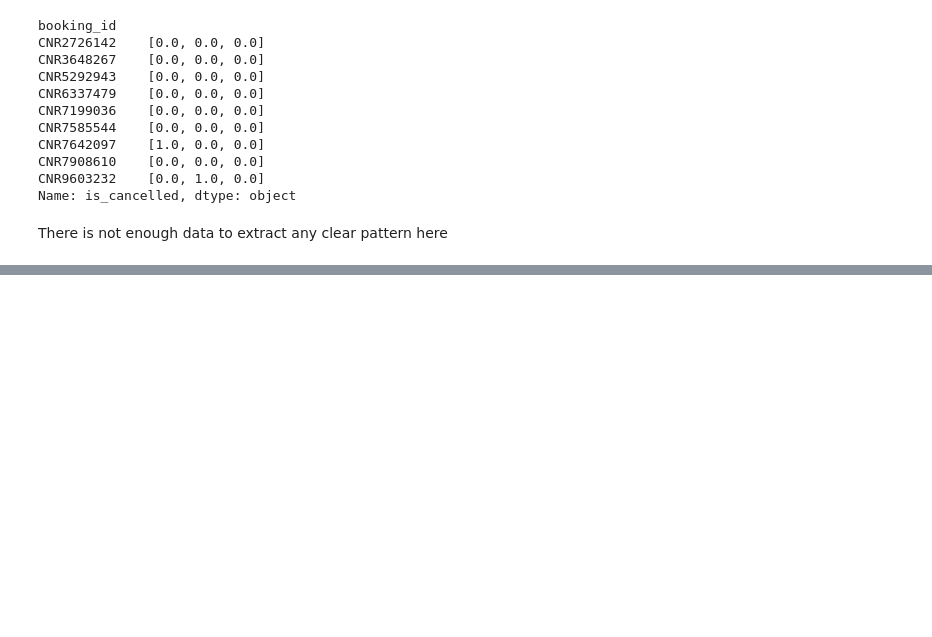
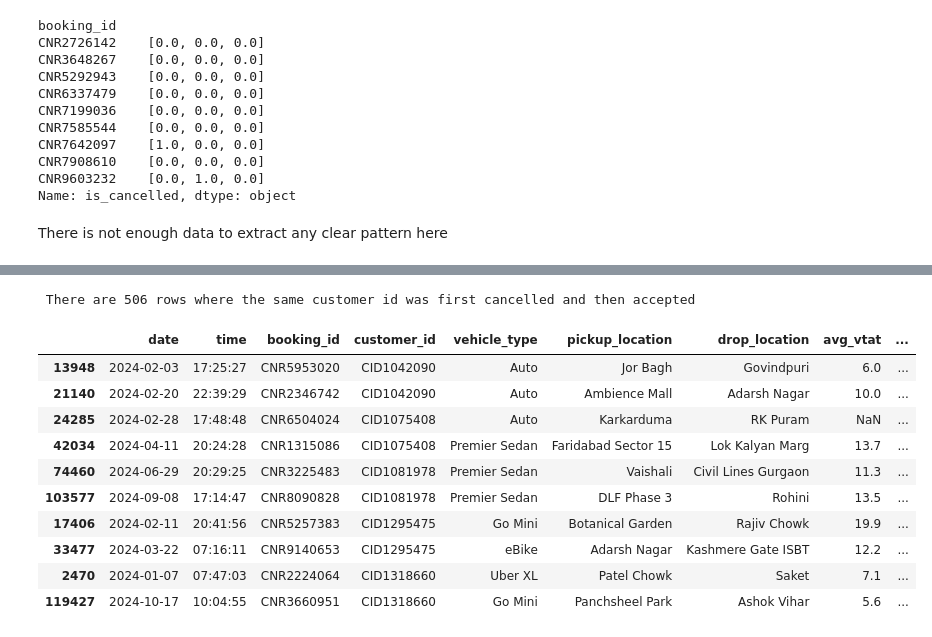
Before and after one commit to amaldu/uber-ride-cancellation-prediction, a Jupyter notebook: uber-analysis/notebooks/05_bivar_eda.ipynb, the cells around one changed output, grey strips where cells are left out. Drawn from its saved outputs; the diff is of its cells as text; code cells hidden in the pictures; blank space fills up the shorter version.

Commit message:
update: added analysis of duplicated and triplicated customer_ids on bivar analysis notebook

```diff
--- a/uber-analysis/notebooks/05_bivar_eda.ipynb
+++ b/uber-analysis/notebooks/05_bivar_eda.ipynb
@@ -224,0 +239,6 @@ There is not enough data to extract any clear pattern here
+# %%
+counts_customers = data["customer_id"].value_counts()
+ids_duplicated_twice_customer = counts_customers[counts_customers == 2].index
+customers_duplicates = data[data["customer_id"].isin(ids_duplicated_twice_customer)].sort_values(["customer_id", "datetime"])
+print(f" There are {len(customers_duplicates)} rows with 'customer_id' duplicated")
+customers_duplicates.head(4)
@@ -224,0 +252,18 @@ There is not enough data to extract any clear pattern here
+# %%
+customer_cancel_summary = (customers_duplicates.groupby("customer_id")["is_cancelled"].agg(list))
+
+cancel_df = pd.DataFrame(customer_cancel_summary.tolist(), index=customer_cancel_summary.index, columns=["first_is_cancelled", "second_is_cancelled"])
+transition = customer_cancel_summary.apply(
+    lambda x: f"{int(x[0])}{int(x[1])}"
+)
+
+# 4. One-row contingency table
+contingency_1row = (
+    transition
+    .value_counts()
+    .reindex(["00", "01", "10", "11"], fill_value=0)
+    .to_frame()
+    .T
+)
+print(f" Table with duplicated customers with their actions where 0 = not cancelled and 1 = cancelled")
+contingency_1row
@@ -224,0 +280,19 @@ There is not enough data to extract any clear pattern here
+# %%
+first_customer_cancelled_second_no = customer_cancel_summary[customer_cancel_summary.apply(lambda x: x == [1, 0])]
+first_customer_cancelled_second_no_rows = customers_duplicates[customers_duplicates["customer_id"].isin(first_customer_cancelled_second_no.index)].sort_values(["customer_id", "datetime"])
+print(f" There are {len(first_customer_cancelled_second_no_rows)} rows where the same customer id was first cancelled and then accepted")
+
+first_customer_cancelled_second_no_rows.head(10)
+# %% [output]
+ There are 506 rows where the same customer id was first cancelled and then accepted
+|  | date | time | booking_id | customer_id | vehicle_type | pickup_location | drop_location | avg_vtat | ... |
+| 13948 | 2024-02-03 | 17:25:27 | CNR5953020 | CID1042090 | Auto | Jor Bagh | Govindpuri | 6.0 | ... |
+| 21140 | 2024-02-20 | 22:39:29 | CNR2346742 | CID1042090 | Auto | Ambience Mall | Adarsh Nagar | 10.0 | ... |
+| 24285 | 2024-02-28 | 17:48:48 | CNR6504024 | CID1075408 | Auto | Karkarduma | RK Puram | NaN | ... |
+| 42034 | 2024-04-11 | 20:24:28 | CNR1315086 | CID1075408 | Premier Sedan | Faridabad Sector 15 | Lok Kalyan Marg | 13.7 | ... |
+| 74460 | 2024-06-29 | 20:29:25 | CNR3225483 | CID1081978 | Premier Sedan | Vaishali | Civil Lines Gurgaon | 11.3 | ... |
+| 103577 | 2024-09-08 | 17:14:47 | CNR8090828 | CID1081978 | Premier Sedan | DLF Phase 3 | Rohini | 13.5 | ... |
+| 17406 | 2024-02-11 | 20:41:56 | CNR5257383 | CID1295475 | Go Mini | Botanical Garden | Rajiv Chowk | 19.9 | ... |
+| 33477 | 2024-03-22 | 07:16:11 | CNR9140653 | CID1295475 | eBike | Adarsh Nagar | Kashmere Gate ISBT | 12.2 | ... |
+| 2470 | 2024-01-07 | 07:47:03 | CNR2224064 | CID1318660 | Uber XL | Patel Chowk | Saket | 7.1 | ... |
+| 119427 | 2024-10-17 | 10:04:55 | CNR3660951 | CID1318660 | Go Mini | Panchsheel Park | Ashok Vihar | 5.6 | ... |
```
Also changed, not shown: parts of 11 cells of this notebook, 1 other file.
